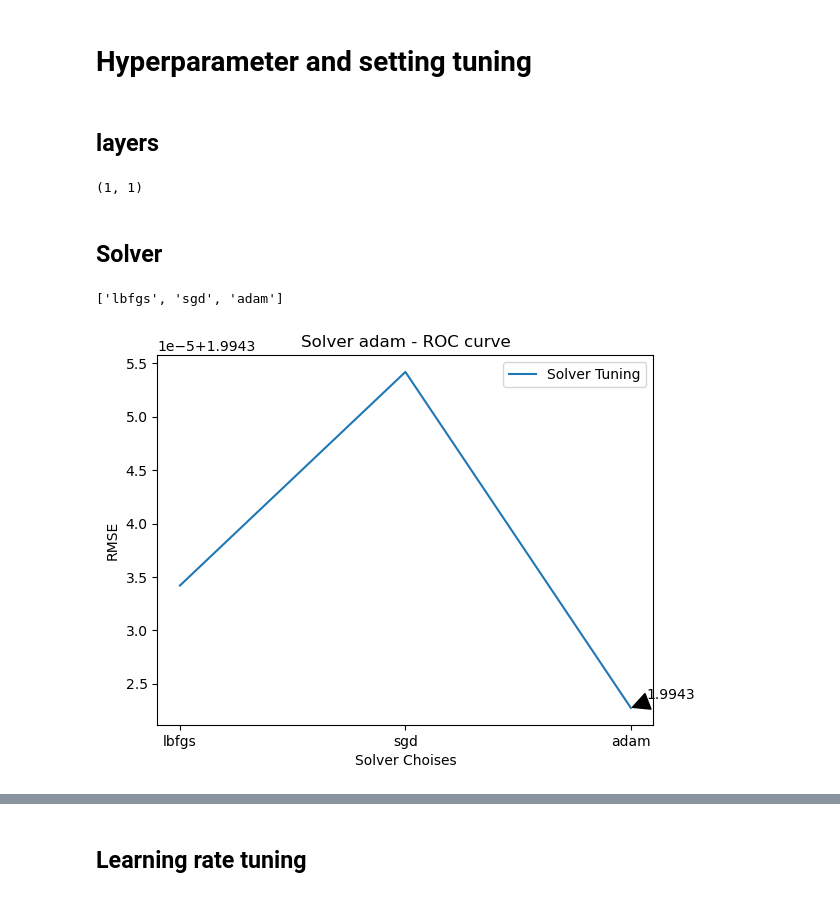
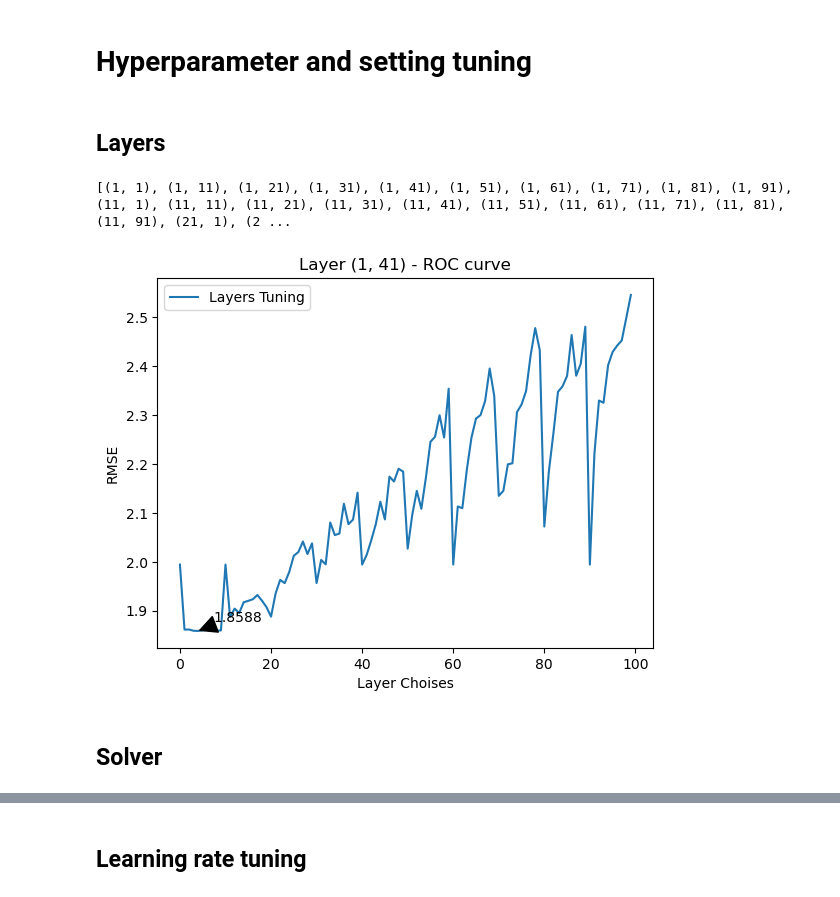
Before and after one commit to Justinfungi/Jebva-LOS-and-Mortality-Project-, a Jupyter notebook: Code/Jus/MLP (Justin)-LOS-sklearn-Copy1.ipynb, the cells around one changed output, grey strips where cells are left out. Saved outputs shown, nothing was run; the diff lists cells and outputs as text; code cells hidden in the pictures.

```diff
--- a/Code/Jus/MLP (Justin)-LOS-sklearn-Copy1.ipynb
+++ b/Code/Jus/MLP (Justin)-LOS-sklearn-Copy1.ipynb
@@ -85,42 +86,46 @@ def rmse(predictions, targets):
 # %% [markdown]
 # Hyperparameter and setting tuning
 # %% [markdown]
-## layers
+## Layers
 # %%
 layer_list = []
 rmse_lst=[]
 
-for i in range(1,1000,20):
-        layer_list.append(i)
+for x in range (1,100,10):
+    for y in range (1,100,10):
+        layer_list.append((x,y))
 
-for i in layer_list:
+for j in tqdm(range(len(layer_list))):
+    i = layer_list[j]
     clf = MLPRegressor(solver="adam",
                         alpha=1e-5,
                         hidden_layer_sizes=i,
+                        activation='relu',
                         random_state=1,
                         max_iter=200)
 
     clf.fit(X_train_norm, y_train_t2_value)
     y_pred = clf.predict(X_valid_norm)
     rmse1 = rmse(y_pred, y_valid_t2_value)
     rmse_lst.append(rmse1)
 
 print(layer_list)
 index = rmse_lst.index(min(rmse_lst))
 plt.plot(list(range(len(layer_list))), rmse_lst, label='Layers Tuning')
 plt.xlabel('Layer Choises')
 plt.ylabel('RMSE')
 plt.title(f"Layer {layer_list[index]} - ROC curve")
 plt.legend(loc="best")
 plt.annotate(np.min(rmse_lst).round(4), (np.argmin(rmse_lst), np.min(rmse_lst)), xycoords="data",
                  xytext=(40, 20), textcoords="offset pixels", arrowprops=dict(facecolor="black", shrink=0.1), fontsize=10,
                  horizontalalignment="center", verticalalignment="top")
 plt.show()
+# %% [output]
+[(1, 1), (1, 11), (1, 21), (1, 31), (1, 41), (1, 51), (1, 61), (1, 71), (1, 81), (1, 91), (11, 1), (11, 11), (11, 21), (11, 31), (11, 41), (11, 51), (11, 61), (11, 71), (11, 81), (11, 91), (21, 1), (2 ...
+[figure, added]
 # %%
 best_layernumber = layer_list[index]
 best_layernumber
-# %% [output]
-(1, 1)
 # %% [markdown]
 ## Solver
 # %%
@@ -132,6 +137,7 @@ for i in solver_list:
                         alpha=1e-5,
                         hidden_layer_sizes=best_layernumber,
                         random_state=1,
+                        activation='relu',
                         max_iter=200)
 
     clf.fit(X_train_norm, y_train_t2_value)
@@ -150,9 +156,6 @@ plt.annotate(np.min(rmse_lst).round(4), (np.argmin(rmse_lst), np.min(rmse_lst)),
                  xytext=(40, 20), textcoords="offset pixels", arrowprops=dict(facecolor="black", shrink=0.1), fontsize=10,
                  horizontalalignment="center", verticalalignment="top")
 plt.show()
-# %% [output]
-['lbfgs', 'sgd', 'adam']
-[figure, removed]
 # %%
 index = np.argmin(rmse_lst)
 best_solver = solver_list[index]
```
Also changed, not shown: parts of 15 cells of this notebook.
